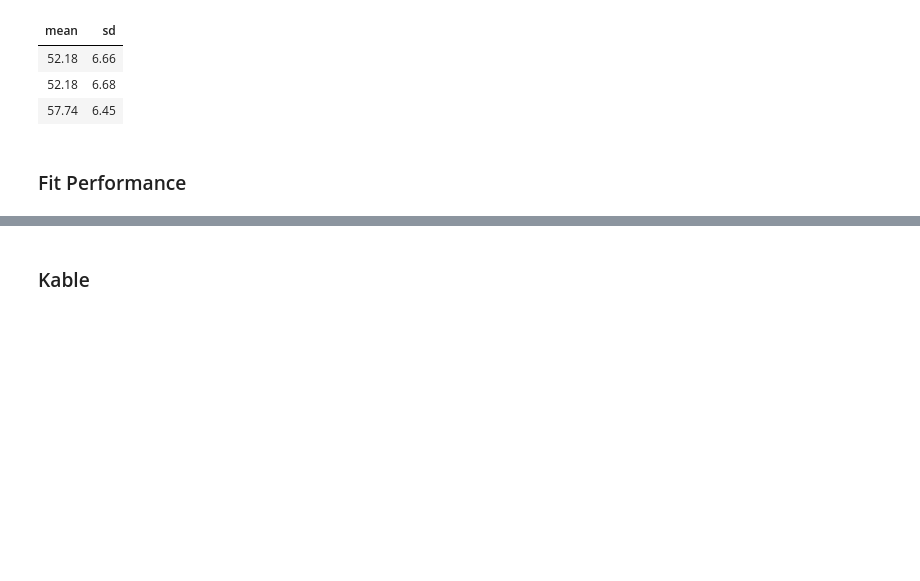
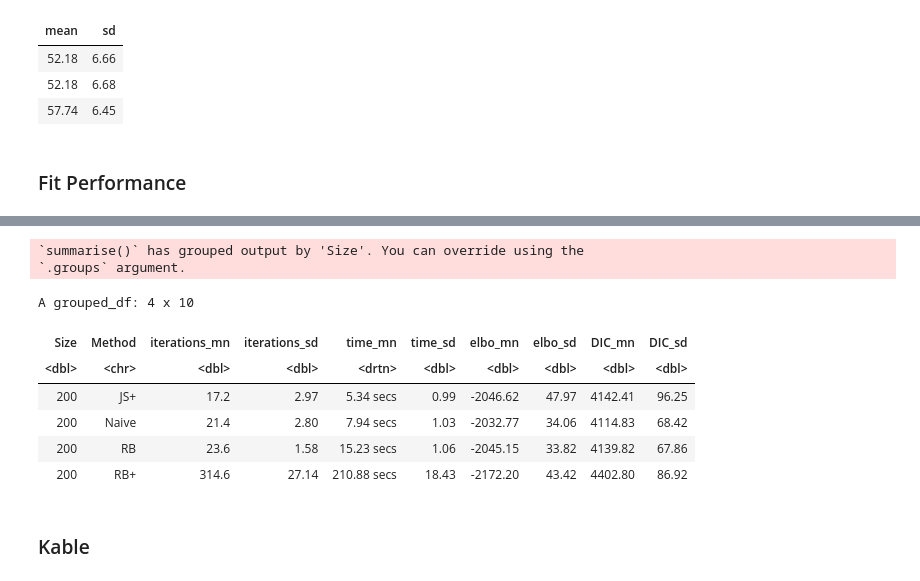
Before and after one commit to dominicdayta/jsbbvi, a Jupyter notebook: benchmarks_logit.ipynb, the cells around one changed output, grey strips where cells are left out. Saved outputs shown, nothing was run; the diff lists cells and outputs as text; code cells hidden in the pictures; blank space fills up the shorter version.

```diff
--- a/benchmarks_logit.ipynb
+++ b/benchmarks_logit.ipynb
@@ -573,3 +583,24 @@ covertype_accuracy <- readRDS("Outputs/logit_covertype.RDS")$covertype_accuracy
+# %%
+covertype_performances <- bind_rows(
+    do.call('rbind', lapply(readRDS("Outputs/covertype_performances_500.RDS"), function(x) return(x[["Summary"]]))) %>% mutate(Size = 200)
+)
+
+covertype_performances <- covertype_performances %>%
+    group_by(Size, Method) %>%
+    summarise(iterations_mn = round(mean(iter),2), iterations_sd = round(sd(iter),2), time_mn = round(mean(elapsed),2), time_sd = round(sd(elapsed),2),
+                elbo_mn = round(mean(elbo),2), elbo_sd = round(sd(elbo),2), DIC_mn = round(mean(DIC),2), DIC_sd = round(sd(DIC),2))
+
+covertype_performances
+# %% [output]
+`summarise()` has grouped output by 'Size'. You can override using the
+`.groups` argument.
+A grouped_df: 4 x 10
+| Size | Method | iterations_mn | iterations_sd | time_mn | time_sd | elbo_mn | elbo_sd | DIC_mn | DIC_sd |
+| <dbl> | <chr> | <dbl> | <dbl> | <drtn> | <dbl> | <dbl> | <dbl> | <dbl> | <dbl> |
+| 200 | JS+ | 17.2 | 2.97 | 5.34 secs | 0.99 | -2046.62 | 47.97 | 4142.41 | 96.25 |
+| 200 | Naive | 21.4 | 2.80 | 7.94 secs | 1.03 | -2032.77 | 34.06 | 4114.83 | 68.42 |
+| 200 | RB | 23.6 | 1.58 | 15.23 secs | 1.06 | -2045.15 | 33.82 | 4139.82 | 67.86 |
+| 200 | RB+ | 314.6 | 27.14 | 210.88 secs | 18.43 | -2172.20 | 43.42 | 4402.80 | 86.92 |
 # %% [markdown]
 ### Kable
 # %%
```
Also changed, not shown: parts of 9 cells of this notebook, 12 other files.
